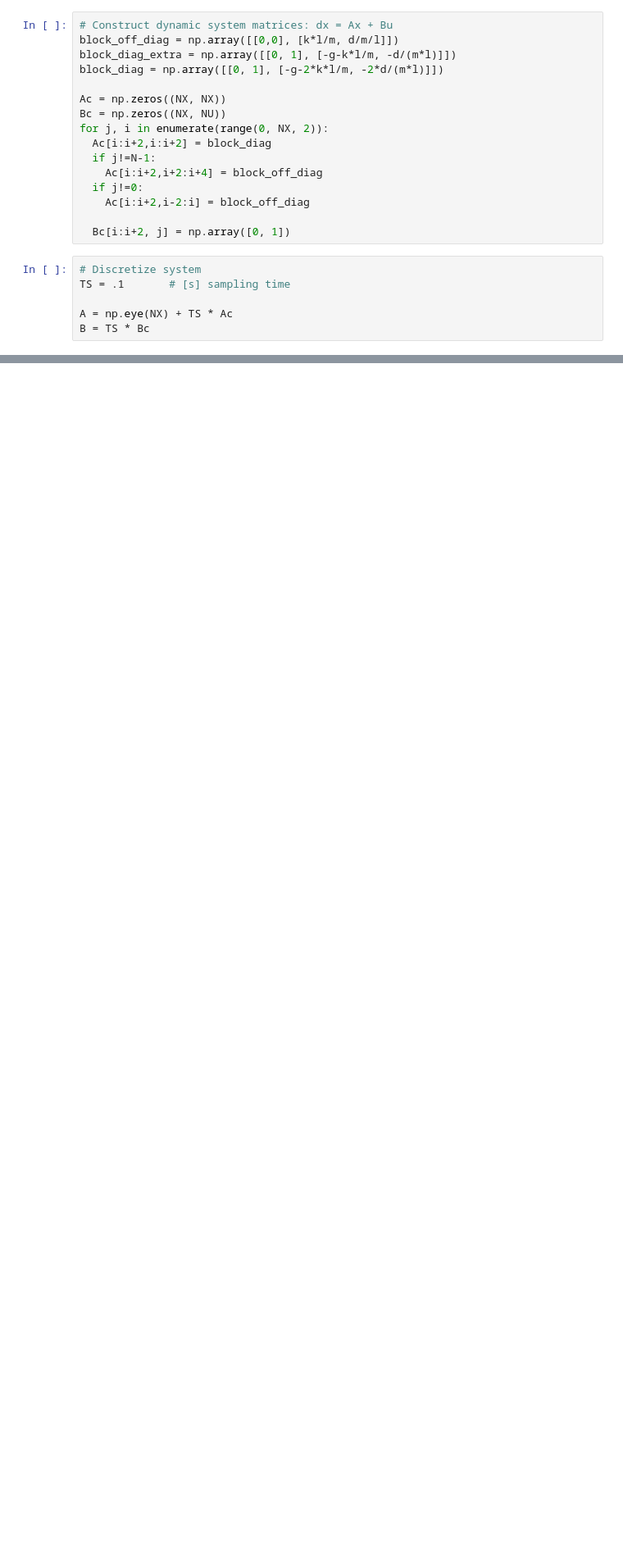
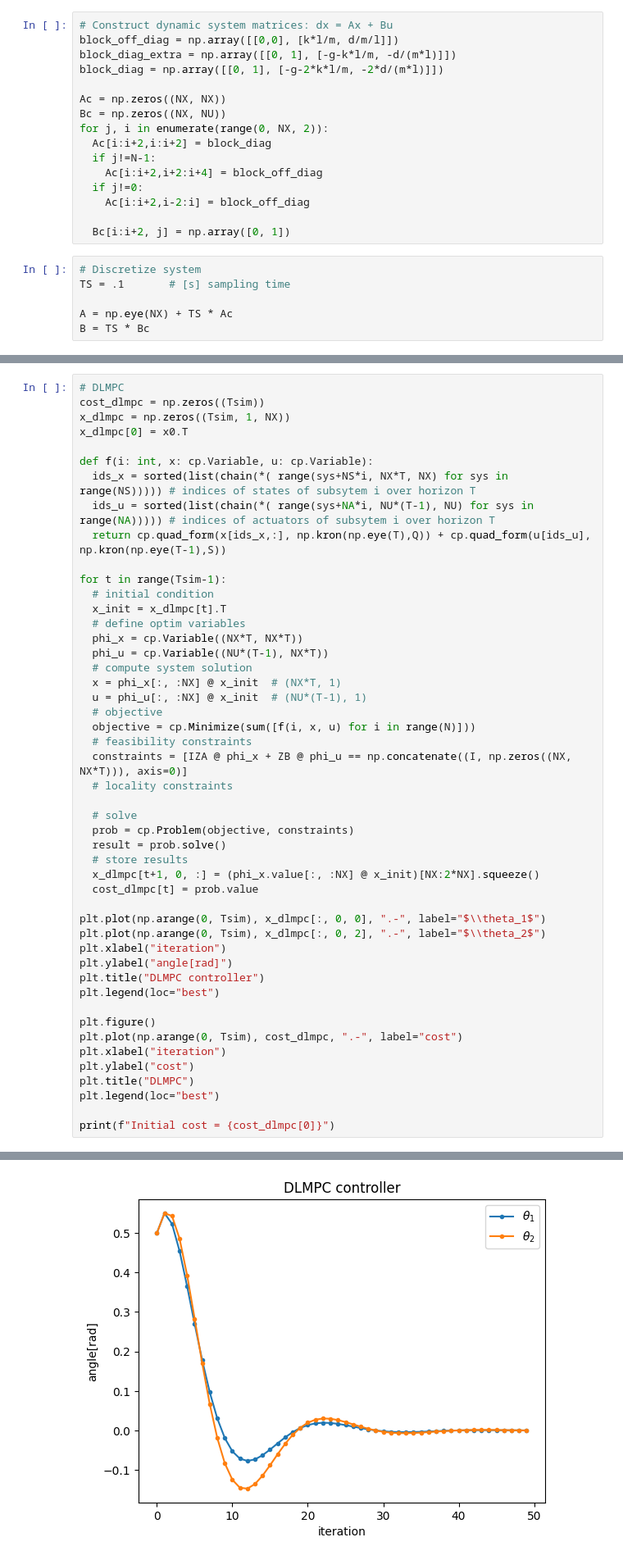
Before and after one commit to vateseif/lmpc-py, a Jupyter notebook: src/dlmpc.ipynb, the cells around one changed output, grey strips where cells are left out. Shown at 82% size. Cells and saved outputs as stored; diff of their text form; blank space fills up the shorter version.

Commit message:
Add DLMPC without locality constraints

```diff
--- a/src/dlmpc.ipynb
+++ b/src/dlmpc.ipynb
@@ -169,0 +182,49 @@ plt.legend(loc="best")
+# %%
+# DLMPC
+cost_dlmpc = np.zeros((Tsim))
+x_dlmpc = np.zeros((Tsim, 1, NX))
+x_dlmpc[0] = x0.T
+
+def f(i: int, x: cp.Variable, u: cp.Variable):
+  ids_x = sorted(list(chain(*( range(sys+NS*i, NX*T, NX) for sys in range(NS))))) # indices of states of subsytem i over horizon T
+  ids_u = sorted(list(chain(*( range(sys+NA*i, NU*(T-1), NU) for sys in range(NA))))) # indices of actuators of subsytem i over horizon T
+  return cp.quad_form(x[ids_x,:], np.kron(np.eye(T),Q)) + cp.quad_form(u[ids_u], np.kron(np.eye(T-1),S))
+
+for t in range(Tsim-1):
+  # initial condition
+  x_init = x_dlmpc[t].T
+  # define optim variables
+  phi_x = cp.Variable((NX*T, NX*T))
+  phi_u = cp.Variable((NU*(T-1), NX*T))
+  # compute system solution
+  x = phi_x[:, :NX] @ x_init  # (NX*T, 1)
+  u = phi_u[:, :NX] @ x_init  # (NU*(T-1), 1)
+  # objective
+  objective = cp.Minimize(sum([f(i, x, u) for i in range(N)]))
+  # feasibility constraints
+  constraints = [IZA @ phi_x + ZB @ phi_u == np.concatenate((I, np.zeros((NX, NX*T))), axis=0)]
+  # locality constraints
+
+  # solve
+  prob = cp.Problem(objective, constraints)
+  result = prob.solve()
+  # store results
+  x_dlmpc[t+1, 0, :] = (phi_x.value[:, :NX] @ x_init)[NX:2*NX].squeeze()
+  cost_dlmpc[t] = prob.value
+
+plt.plot(np.arange(0, Tsim), x_dlmpc[:, 0, 0], ".-", label="$\\theta_1$")
+plt.plot(np.arange(0, Tsim), x_dlmpc[:, 0, 2], ".-", label="$\\theta_2$")
+plt.xlabel("iteration")
+plt.ylabel("angle[rad]")
+plt.title("DLMPC controller")
+plt.legend(loc="best")
+
+plt.figure()
+plt.plot(np.arange(0, Tsim), cost_dlmpc, ".-", label="cost")
+plt.xlabel("iteration")
+plt.ylabel("cost")
+plt.title("DLMPC")
+plt.legend(loc="best")
+
+print(f"Initial cost = {cost_dlmpc[0]}")
+# %% [output]
@@ -169,0 +232 @@ plt.legend(loc="best")
+[figure, added]
```
Also changed, not shown: parts of 9 cells of this notebook.
